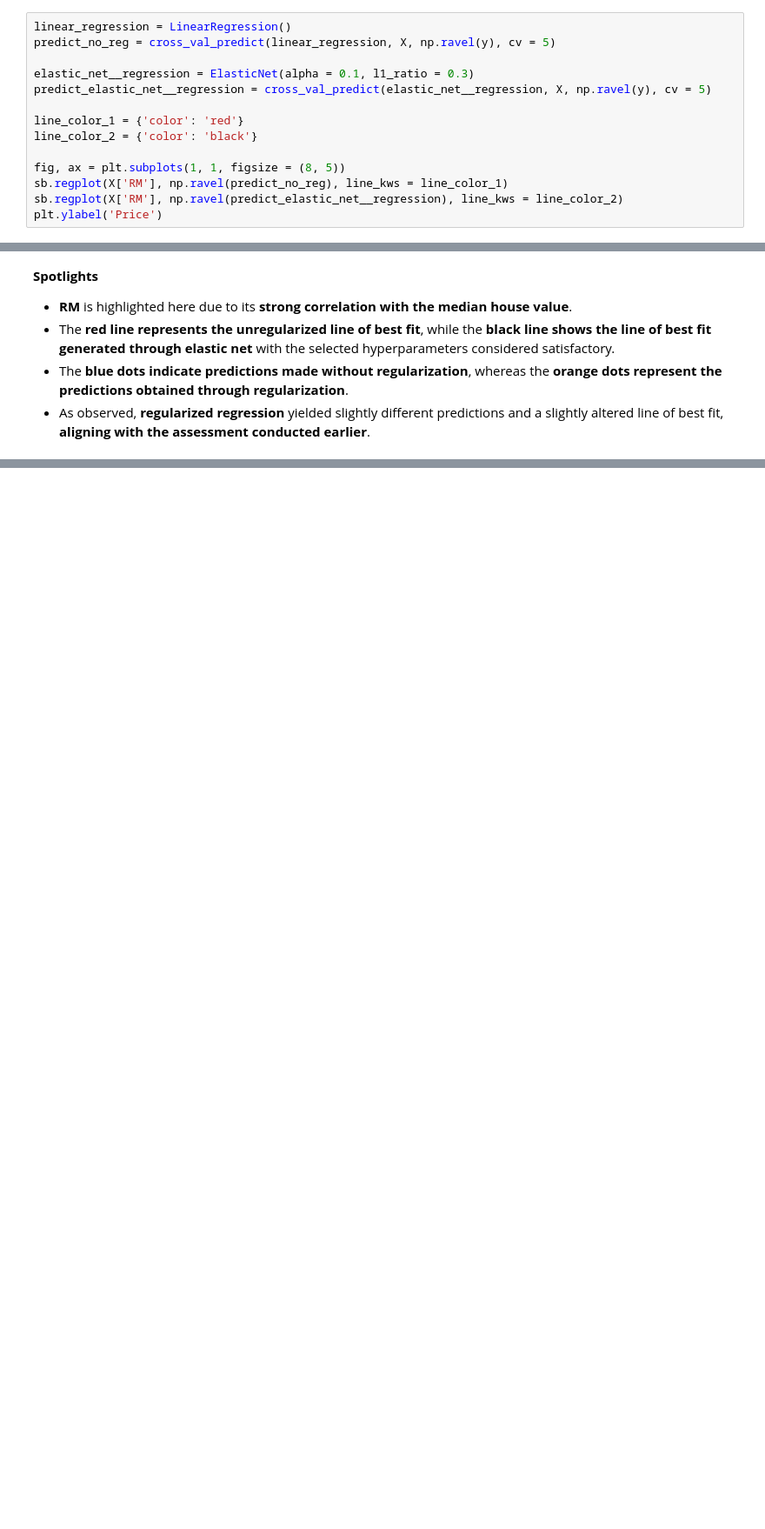
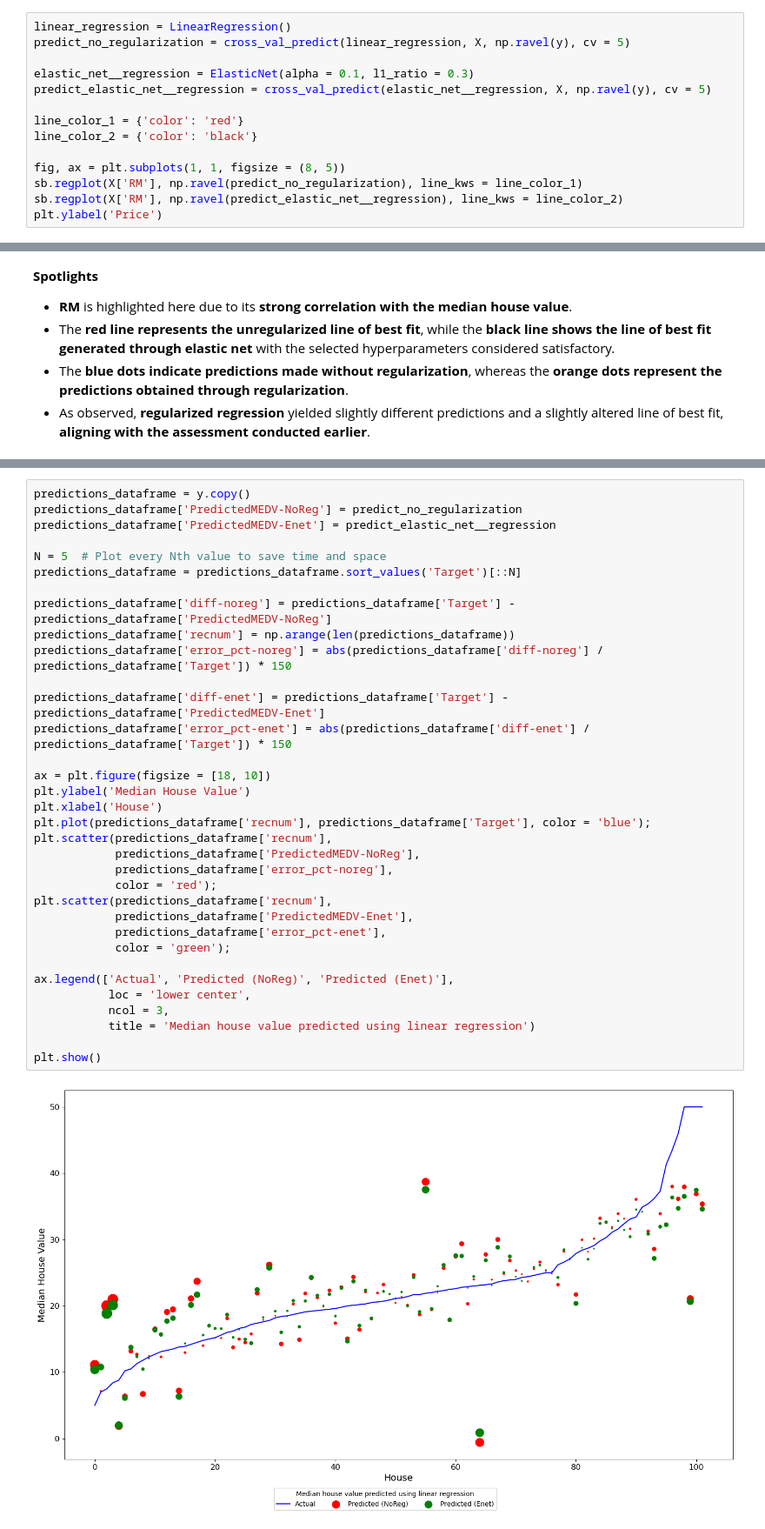
Before and after one commit to tyrantdavis/Regularized-Linear-Regression, a Jupyter notebook: LinearRegression-Boston.ipynb, the cells around one changed output, grey strips where cells are left out. Shown at 87% size. Drawn from its saved outputs; the diff is of its cells as text; blank space fills up the shorter version.

Commit message:
Compare predicted values to the actual values.

```diff
--- a/LinearRegression-Boston.ipynb
+++ b/LinearRegression-Boston.ipynb
@@ -395,7 +395,7 @@ Although the second round of training did not yield a lower overall MSE, there i
 The average number of rooms feature - **RM**
 # %%
 linear_regression = LinearRegression()
-predict_no_reg = cross_val_predict(linear_regression, X, np.ravel(y), cv = 5)
+predict_no_regularization = cross_val_predict(linear_regression, X, np.ravel(y), cv = 5)
 
 elastic_net__regression = ElasticNet(alpha = 0.1, l1_ratio = 0.3)
 predict_elastic_net__regression = cross_val_predict(elastic_net__regression, X, np.ravel(y), cv = 5)
@@ -404,7 +404,7 @@ line_color_1 = {'color': 'red'}
 line_color_2 = {'color': 'black'}
 
 fig, ax = plt.subplots(1, 1, figsize = (8, 5))
-sb.regplot(X['RM'], np.ravel(predict_no_reg), line_kws = line_color_1)
+sb.regplot(X['RM'], np.ravel(predict_no_regularization), line_kws = line_color_1)
 sb.regplot(X['RM'], np.ravel(predict_elastic_net__regression), line_kws = line_color_2)
 plt.ylabel('Price')
 # %% [output]
@@ -419,0 +422,36 @@ Text(0, 0.5, 'Price')
+# %%
+predictions_dataframe = y.copy()
+predictions_dataframe['PredictedMEDV-NoReg'] = predict_no_regularization
+predictions_dataframe['PredictedMEDV-Enet'] = predict_elastic_net__regression
+
+N = 5  # Plot every Nth value to save time and space
+predictions_dataframe = predictions_dataframe.sort_values('Target')[::N]
+
+predictions_dataframe['diff-noreg'] = predictions_dataframe['Target'] - predictions_dataframe['PredictedMEDV-NoReg']
+predictions_dataframe['recnum'] = np.arange(len(predictions_dataframe))
+predictions_dataframe['error_pct-noreg'] = abs(predictions_dataframe['diff-noreg'] / predictions_dataframe['Target']) * 150
+
+predictions_dataframe['diff-enet'] = predictions_dataframe['Target'] - predictions_dataframe['PredictedMEDV-Enet']
+predictions_dataframe['error_pct-enet'] = abs(predictions_dataframe['diff-enet'] / predictions_dataframe['Target']) * 150
+
+ax = plt.figure(figsize = [18, 10])
+plt.ylabel('Median House Value')
+plt.xlabel('House')
+plt.plot(predictions_dataframe['recnum'], predictions_dataframe['Target'], color = 'blue');
+plt.scatter(predictions_dataframe['recnum'],
+            predictions_dataframe['PredictedMEDV-NoReg'],
+            predictions_dataframe['error_pct-noreg'],
+            color = 'red');
+plt.scatter(predictions_dataframe['recnum'],
+            predictions_dataframe['PredictedMEDV-Enet'],
+            predictions_dataframe['error_pct-enet'],
+            color = 'green');
+
+ax.legend(['Actual', 'Predicted (NoReg)', 'Predicted (Enet)'],
+           loc = 'lower center',
+           ncol = 3,
+           title = 'Median house value predicted using linear regression')
+
+plt.show()
+# %% [output]
+[figure, added]
```
Also changed, not shown: parts of 2 cells of this notebook.
